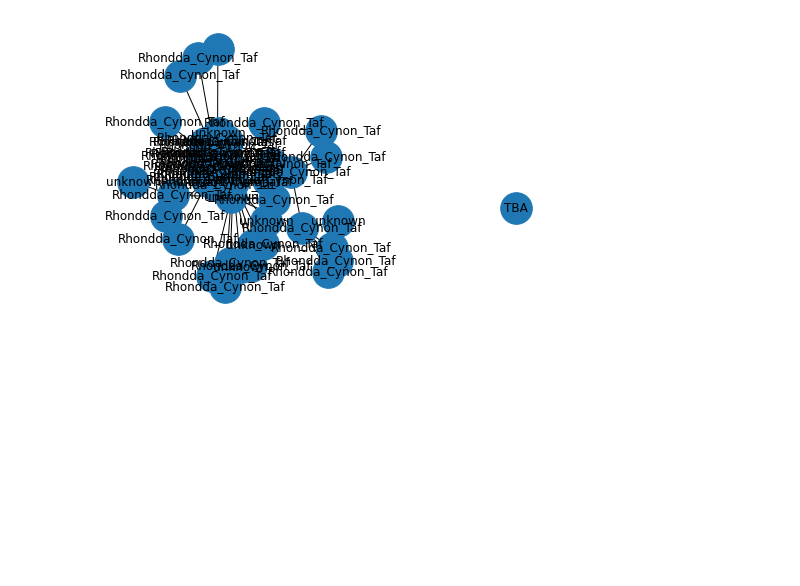
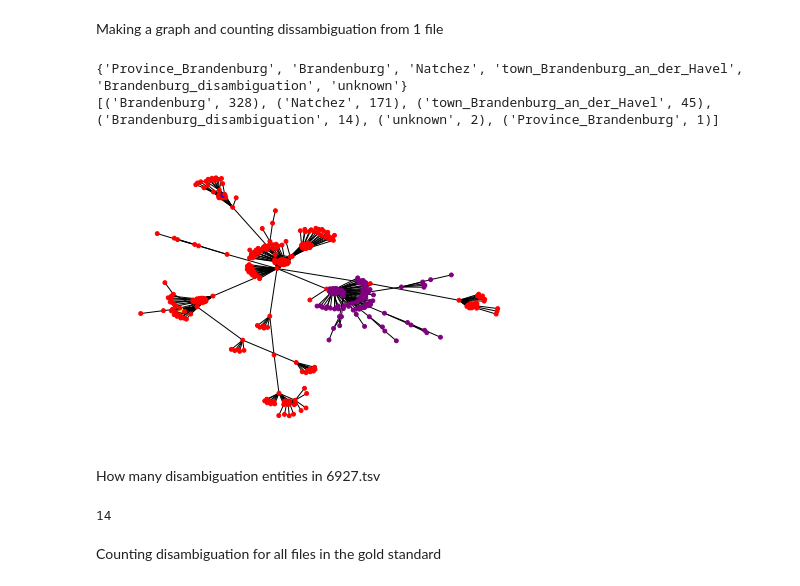
Before and after one commit to shuaiwangvu/scaling_identity_refinement, a Jupyter notebook: studying/analysis.ipynb, the cells around one changed output. Saved outputs shown, nothing was run; the diff lists cells and outputs as text; code cells hidden in the pictures; blank space fills up the shorter version.

```diff
--- a/studying/analysis.ipynb
+++ b/studying/analysis.ipynb
@@ -35,4 +35,6 @@ def add_edges (file_name):
     reader = csv.DictReader(eq_file, delimiter='\t',)
     for row in reader:
         G.add_edge(row["SUBJECT"], row["OBJECT"], METALINK_ID = row["METALINK_ID"])
+# %% [markdown]
+Making a graph and counting dissambiguation from 1 file
 # %%
@@ -41,5 +43,40 @@ add_edges('1133953_edges.tsv')
-# %%
-labels = nx.get_node_attributes(G, 'Annotation')
-nx.draw(G, labels=labels, node_size=1000)
-# %% [output]
-[figure, removed]
+# %%
+labels = nx.get_node_attributes(G, 'Annotation')
+
+all_annotations = [annotate[1] for annotate in G.nodes.data('Annotation')]
+print(set(all_annotations))
+c = Counter(all_annotations)
+print(c.most_common())
+
+colour_list = []
+for node in G.nodes:
+    if 'Province_Brandenburg' in labels[node]:
+        colour_list.append('blue')
+    elif 'Brandenburg' in labels[node]:
+        colour_list.append('red')
+    elif 'Natchez' in labels[node]:
+        colour_list.append('purple')
+    elif 'town_Brandenburg_an_der_Havel' in labels[node]:
+        colour_list.append('green')
+    elif 'Brandenburg_disambiguation' in labels[node]:
+        colour_list.append('pink')
+    elif 'unknown' in labels[node]:
+        colour_list.append('yellow')
+
+nx.draw(G, labels=labels, node_size=15, with_labels=False, node_color = colour_list)
+# %% [output]
+{'Province_Brandenburg', 'Brandenburg', 'Natchez', 'town_Brandenburg_an_der_Havel', 'Brandenburg_disambiguation', 'unknown'}
+[('Brandenburg', 328), ('Natchez', 171), ('town_Brandenburg_an_der_Havel', 45), ('Brandenburg_disambiguation', 14), ('unknown', 2), ('Province_Brandenburg', 1)]
+[figure, added]
+# %% [markdown]
+How many disambiguation entities in 6927.tsv
+# %%
+nr_disambiguations = 0
+for comment in G.nodes.data('Comment'):
+    if 'disambiguation' in comment:
+        nr_disambiguations += 1
+nr_disambiguations
+# %% [output]
+14
+# %% [markdown]
+Counting disambiguation for all files in the gold standard
```
Also changed, not shown: parts of 12 cells of this notebook, 58 other files.
